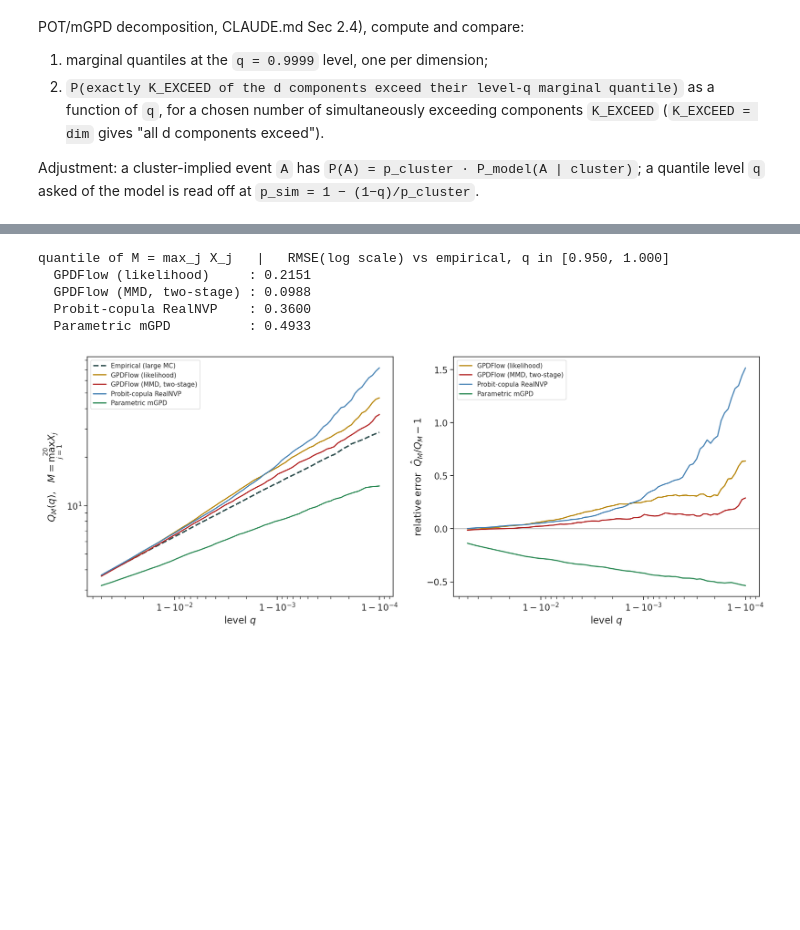
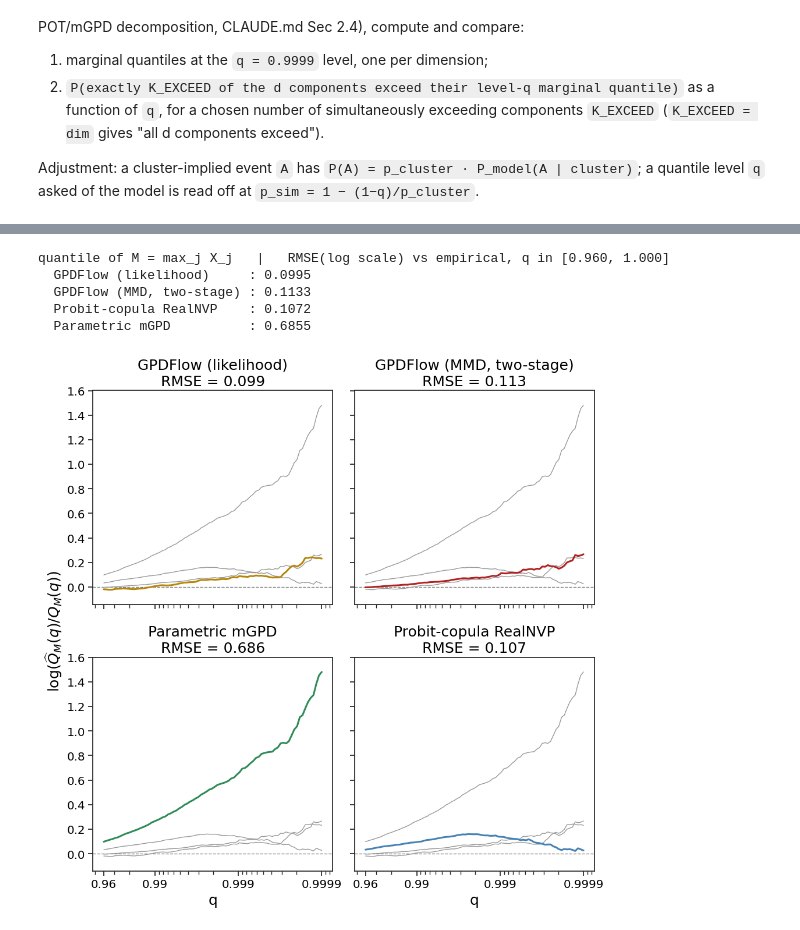
Before and after one commit to hcl516926907/GPDFlow, a Jupyter notebook: Simulation_2S_best_config.ipynb, the cells around one changed output, grey strips where cells are left out. Saved outputs shown, nothing was run; the diff lists cells and outputs as text; code cells hidden in the pictures; blank space fills up the shorter version.

```diff
--- a/Simulation_2S_best_config.ipynb
+++ b/Simulation_2S_best_config.ipynb
@@ -207,5 +207,5 @@ omega: estimate at q = 0.95: 3.1220 [3.0319, 3.2721]
 # %%
-THRESHOLD_Q = 0.95
+THRESHOLD_Q = 0.96
 
 thres = np.quantile(samples_origin, THRESHOLD_Q, axis=0)
 
@@ -483,5 +488,8 @@ mean signed bias : +0.0317
 # %%
-BL_CFG = dict(warmup=20, seed=0, num_layers = 6, hidden_mult = 4)
+# Tuned winner for q = 0.96 from Data_and_Model/sim2s_nsf/best_configs.json["0.96"]["bl"]
+# (CV RMSE chi = 0.0983).
+BL_CFG = dict(warmup=20, seed=0, num_layers=2, hidden_mult=2,
+              flow_type='nsf', flow_kw=dict(num_bins=3, num_blocks=2, tail_bound=4.0))
 
 cv_bl = run_cv_flow_baseline(
     samples, folds, device, thres,
@@ -559,7 +567,9 @@ from parametric_mGPD import (
     support_mask,
 )
 # %%
-PAR_CFG = dict(generator='gaussian', seed=1234)
+# Tuned winner for q = 0.96 from Data_and_Model/sim2s_nsf/best_configs.json["0.96"]["par"]
+# (CV RMSE chi = 0.0698).
+PAR_CFG = dict(generator='log_gamma', seed=1234)
 
 cv_par = run_cv_parametric_mgpd(
     samples, folds, device, thres,
@@ -646,7 +656,7 @@ a quantile level `q` asked of the model is read off at `p_sim = 1 − (1−q)/p_
 # ============================================================================
 # Setup: large-MC "truth" sample + shared config for the far-tail quantities
 # ============================================================================
-Q_SLICE = 0.95          # quantile level that built `samples` / `thres` (cell "dedddfd6").
+Q_SLICE = 0.96          # quantile level that built `samples` / `thres` (cell "dedddfd6").
                         # NB the module-level THRESHOLD_Q was overwritten to 0.999 later on.
 N_BIG   = 2_000_000     # raise (e.g. 5_000_000) if the "all d" curve floors out at ~1/N_BIG
 Q_MARG  = 0.9999        # marginal-quantile level for quantity 1
@@ -674,10 +684,10 @@ print(f'X_big {X_big.shape}  |  p_cluster(fit) = {p_cluster_fit:.4f}  '
 # q >= Q_SLICE, exceeding u_j(q) implies the cluster event, so the SAME u_vec(q)
 # serves the truth (directly) and every model (x p_cluster).
 #
-# q ranges from Q_SLICE (0.95) to 0.999, geometrically dense in the tail
+# q ranges from Q_SLICE (0.96) to 0.999, geometrically dense in the tail
 # probability 1 - q so the far tail -- where the joint-exceedance probability
 # decays over several orders of magnitude -- is well resolved on a log axis.
-Q_GRID = 1.0 - np.geomspace(1.0 - Q_SLICE, 1e-4, 80)           # 0.95 .. 0.999
+Q_GRID = 1.0 - np.geomspace(1.0 - Q_SLICE, 1e-4, 80)           # 0.96 .. 0.999
 U_MATS = [np.quantile(X_big, q, axis=0) for q in Q_GRID]       # list of (dim,) vectors
 
 MODELS = [   # (label, per-fold raw-scale draw blocks, colour)
@@ -857,50 +960,29 @@ P(exactly 5 of 20 exceed):
 # %%
 # --- Quantile of the componentwise maximum  M = max_j X_j  vs level q ------
 # Empirical : unconditional q-quantile of M from the large MC sample.
 # Model     : pooled cluster-conditional draws read at p_sim = 1-(1-q)/p_cluster
 #             (exact here -- Q_M(q) >= max_j thres_j across the whole q grid,
-#             since the 0.95 quantile of a 20-way max already sits above every
-#             margin's 0.95 quantile).
+#             since the 0.96 quantile of a 20-way max already sits above every
+#             margin's 0.96 quantile).
 qm_true   = max_component_quantile(X_big, Q_GRID)
 qm_models = [(label, max_component_quantile(np.vstack(blocks), Q_GRID, p_cluster_fit), color)
              for label, blocks, color in MODELS]
 
 print(f'quantile of M = max_j X_j   |   RMSE(log scale) vs empirical, '
       f'q in [{Q_GRID.min():.3f}, {Q_GRID.max():.3f}]')
 for label, qm_hat, _ in qm_models:
     print(f'  {label:24s} : {cf.rmse_log_sigma(qm_hat, qm_true):.4f}')
 
-sns.set(style='ticks', font_scale=1.4)
-fig, axes = plt.subplots(1, 2, figsize=(18, 7))
-
-ax = axes[0]
-ax.plot(Q_GRID, qm_true, '--', color=TRUTH_C, lw=2.5, label='Empirical (large MC)')
-for label, qm_hat, color in qm_models:
-    ax.plot(Q_GRID, qm_hat, color=color, lw=2, label=label)
-ax.set_xscale('logit')
-ax.set_yscale('log')
-ax.set_xlabel(r'level $q$')
-ax.set_ylabel(r'$Q_M(q)$,   $M = \max_{j=1}^{%d} X_j$' % dim)
-ax.legend(fontsize=11)
-
-ax = axes[1]
-ax.axhline(0.0, color='gray', lw=1)
-for label, qm_hat, color in qm_models:
-    ax.plot(Q_GRID, qm_hat / qm_true - 1.0, color=color, lw=2, label=label)
-ax.set_xscale('logit')
-ax.set_xlabel(r'level $q$')
-ax.set_ylabel(r'relative error  $\hat Q_M / Q_M - 1$')
-ax.legend(fontsize=11)
-
-fig.tight_layout()
-plt.show()
+# cv_study Plot D style: log(Q_M_hat / Q_M) in a 2x2 grid (no band)
+plot_curve_panels({label: np.log(qm_hat / qm_true) for label, qm_hat, _ in qm_models},
+                  Q_GRID, r'$\log(\widehat Q_M(q) / Q_M(q))$')
 # %% [output]
-quantile of M = max_j X_j   |   RMSE(log scale) vs empirical, q in [0.950, 1.000]
-  GPDFlow (likelihood)     : 0.2151
-  GPDFlow (MMD, two-stage) : 0.0988
-  Probit-copula RealNVP    : 0.3600
-  Parametric mGPD          : 0.4933
+quantile of M = max_j X_j   |   RMSE(log scale) vs empirical, q in [0.960, 1.000]
+  GPDFlow (likelihood)     : 0.0995
+  GPDFlow (MMD, two-stage) : 0.1133
+  Probit-copula RealNVP    : 0.1072
+  Parametric mGPD          : 0.6855
-[figure, old version]
+[figure, new version]
 # %%
 # --- Joint exceedance probability for a chosen subset of components --------
 # P(X_j > Q_j(q) for all j in comp_idx) as a function of q.  Q_j(q) = per-margin
```
Also changed, not shown: parts of 21 cells of this notebook, 10 other files.
